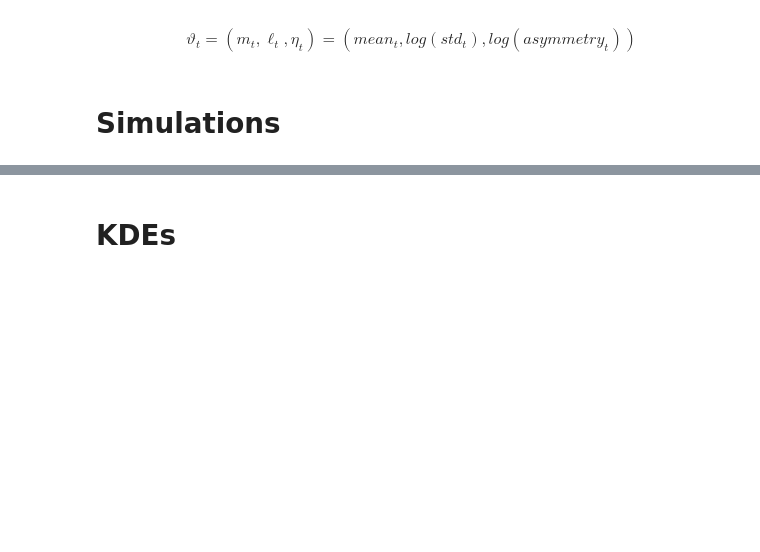
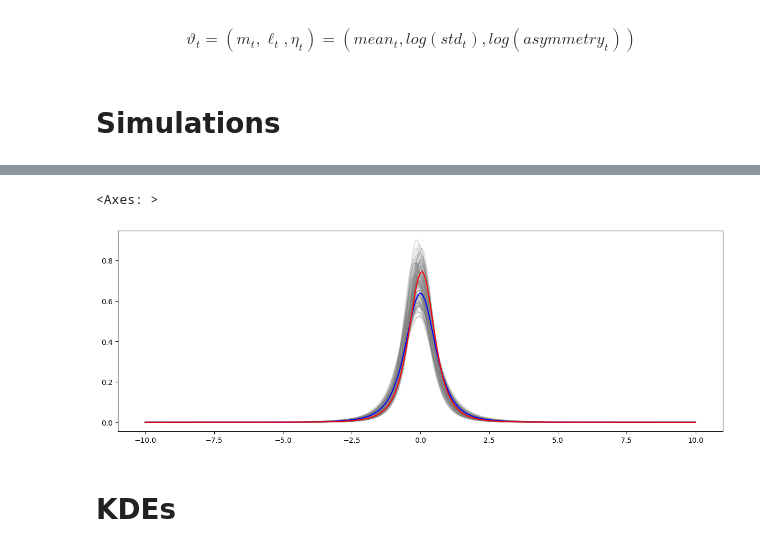
Before and after one commit to matheus-vizzotto/densities4risk, a Jupyter notebook: notebooks/08_fdf_gas_simulation.ipynb, the cells around one changed output, grey strips where cells are left out. Saved outputs shown, nothing was run; the diff lists cells and outputs as text; code cells hidden in the pictures; blank space fills up the shorter version.

```diff
--- a/notebooks/08_fdf_gas_simulation.ipynb
+++ b/notebooks/08_fdf_gas_simulation.ipynb
@@ -181,5 +183,12 @@ Progress: 1000/1000
 
 simulations_database = joblib.load(f"{FILES_PATH}simulation_database.jbl")
+# %%
+simulations_database["scenario_3___nu=3"]["replications"][0]["densities"].plot(color="gray", alpha=.25, legend=False, figsize=(15,5))
+simulations_database["scenario_3___nu=3"]["replications"][0]["densities"].iloc[:,0].plot(color="blue", legend=False, figsize=(15,5))
+simulations_database["scenario_3___nu=3"]["replications"][0]["densities"].iloc[:,-1].plot(color="red", legend=False, figsize=(15,5))
+# %% [output]
+<Axes: >
+[figure, added]
 # %%
 # model = 'scenario_1___nu=3'
 # print(sim_database[model]["params"])
```
Also changed, not shown: parts of 7 cells of this notebook.
